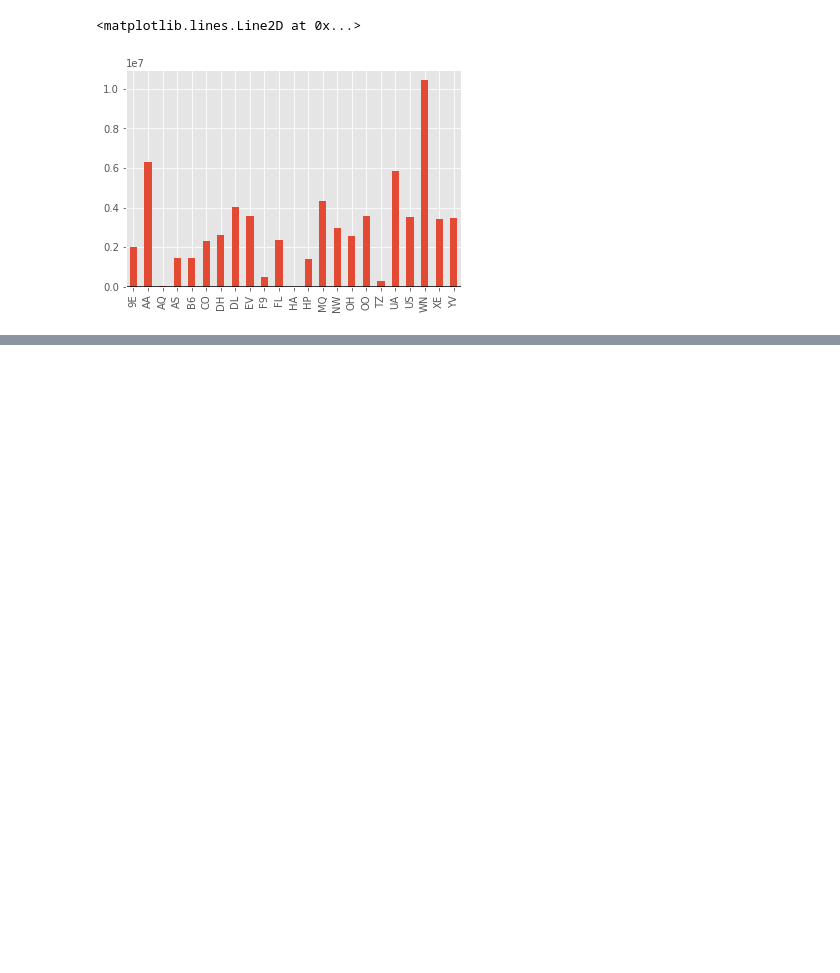
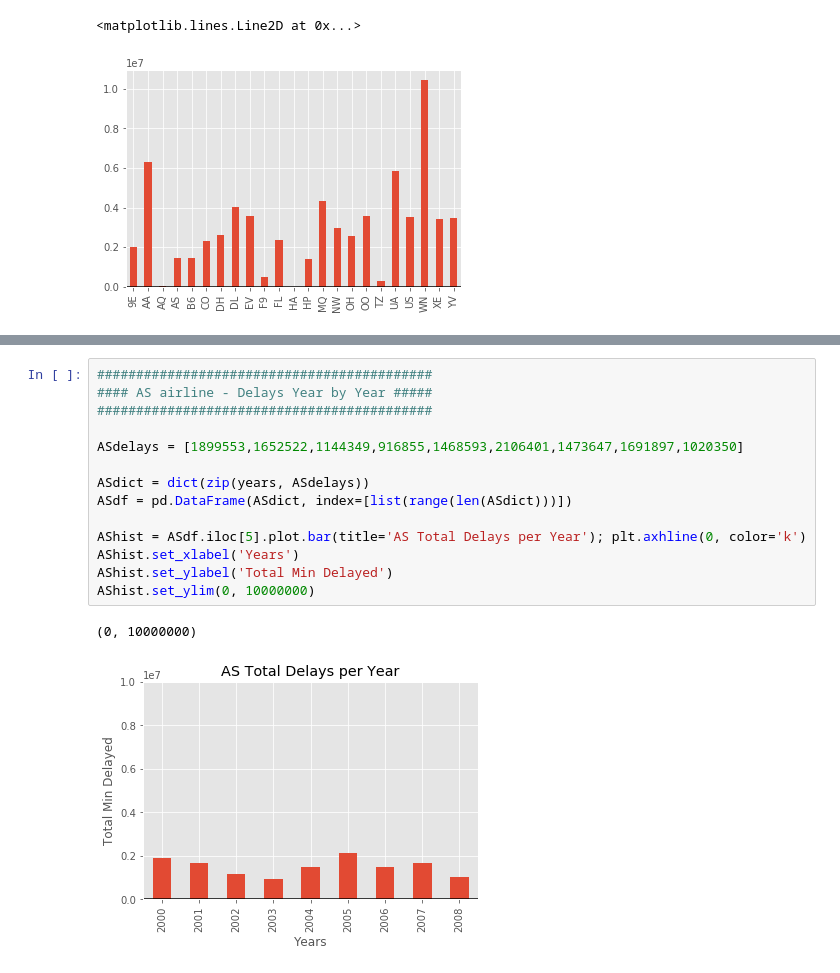
Before and after one commit to byurtkulu/cs210_proj51, a Jupyter notebook: histogram.ipynb, the cells around one changed output, grey strips where cells are left out. Saved outputs shown, nothing was run; the diff lists cells and outputs as text; blank space fills up the shorter version.

```diff
--- a/histogram.ipynb
+++ b/histogram.ipynb
@@ -288,0 +367,17 @@ df2.iloc[5].plot.bar(); plt.axhline(0, color='k')
+# %%
+###########################################
+#### AS airline - Delays Year by Year #####
+###########################################
+
+ASdelays = [1899553,1652522,1144349,916855,1468593,2106401,1473647,1691897,1020350]
+
+ASdict = dict(zip(years, ASdelays))
+ASdf = pd.DataFrame(ASdict, index=[list(range(len(ASdict)))])
+
+AShist = ASdf.iloc[5].plot.bar(title='AS Total Delays per Year'); plt.axhline(0, color='k')
+AShist.set_xlabel('Years')
+AShist.set_ylabel('Total Min Delayed')
+AShist.set_ylim(0, 10000000)
+# %% [output]
+(0, 10000000)
+[figure, added]
```
Also changed, not shown: parts of 22 cells of this notebook.
